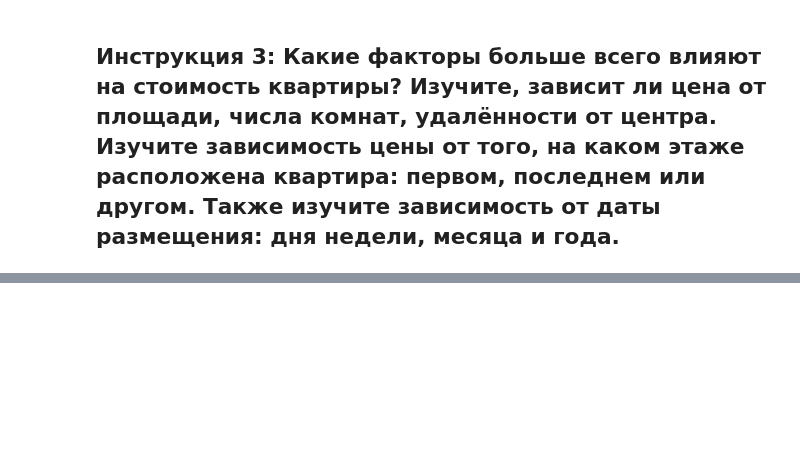
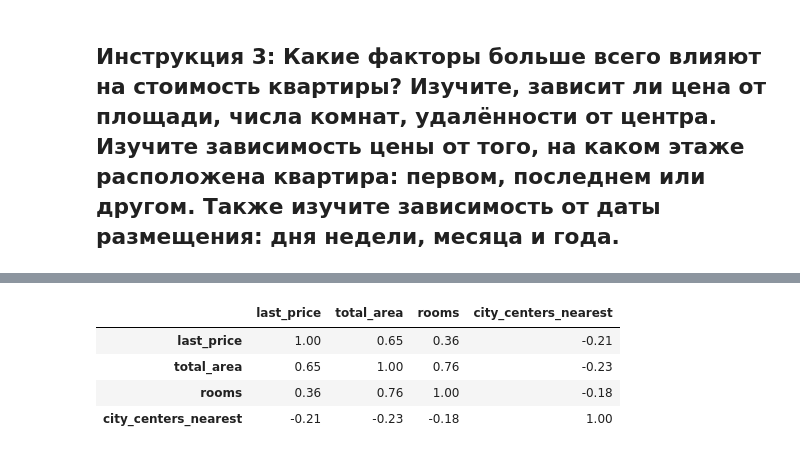
Before and after one commit to Alex-projects-hub/Research_of_advertisements_for_the_sale_of_apartments, a Jupyter notebook: Research_of_advertisements_for_the_sale_of_apartments.ipynb, the cells around one changed output, grey strips where cells are left out. Drawn from its saved outputs; the diff is of its cells as text; code cells hidden in the pictures; blank space fills up the shorter version.

```diff
--- a/Research_of_advertisements_for_the_sale_of_apartments.ipynb
+++ b/Research_of_advertisements_for_the_sale_of_apartments.ipynb
@@ -717,0 +729,8 @@ Name: days_exposition, dtype: float64
+# %%
+df_1.corr()
+# %% [output]
+|  | last_price | total_area | rooms | city_centers_nearest |
+| last_price | 1.00 | 0.65 | 0.36 | -0.21 |
+| total_area | 0.65 | 1.00 | 0.76 | -0.23 |
+| rooms | 0.36 | 0.76 | 1.00 | -0.18 |
+| city_centers_nearest | -0.21 | -0.23 | -0.18 | 1.00 |
```
Also changed, not shown: parts of 6 cells of this notebook, 1 other file.
